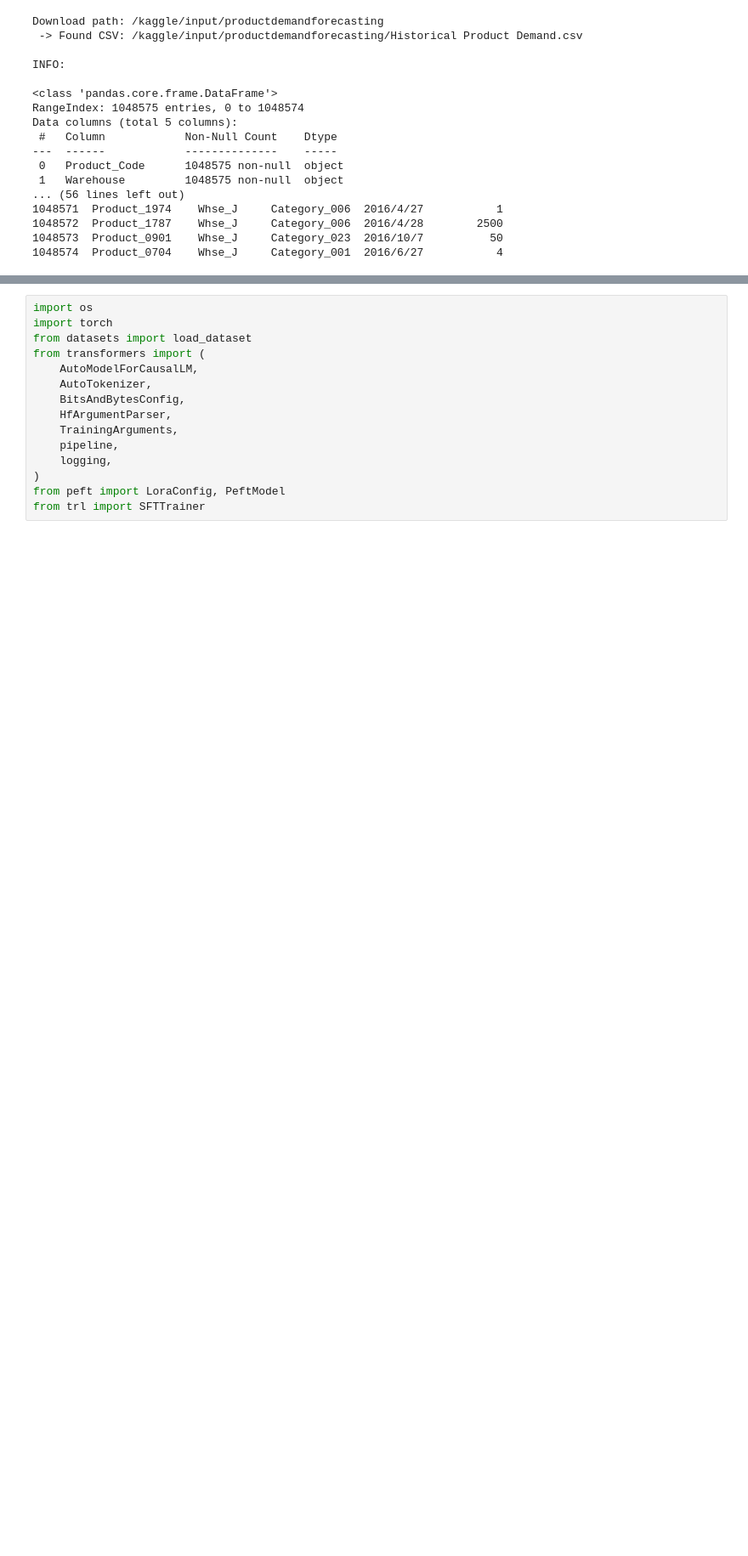
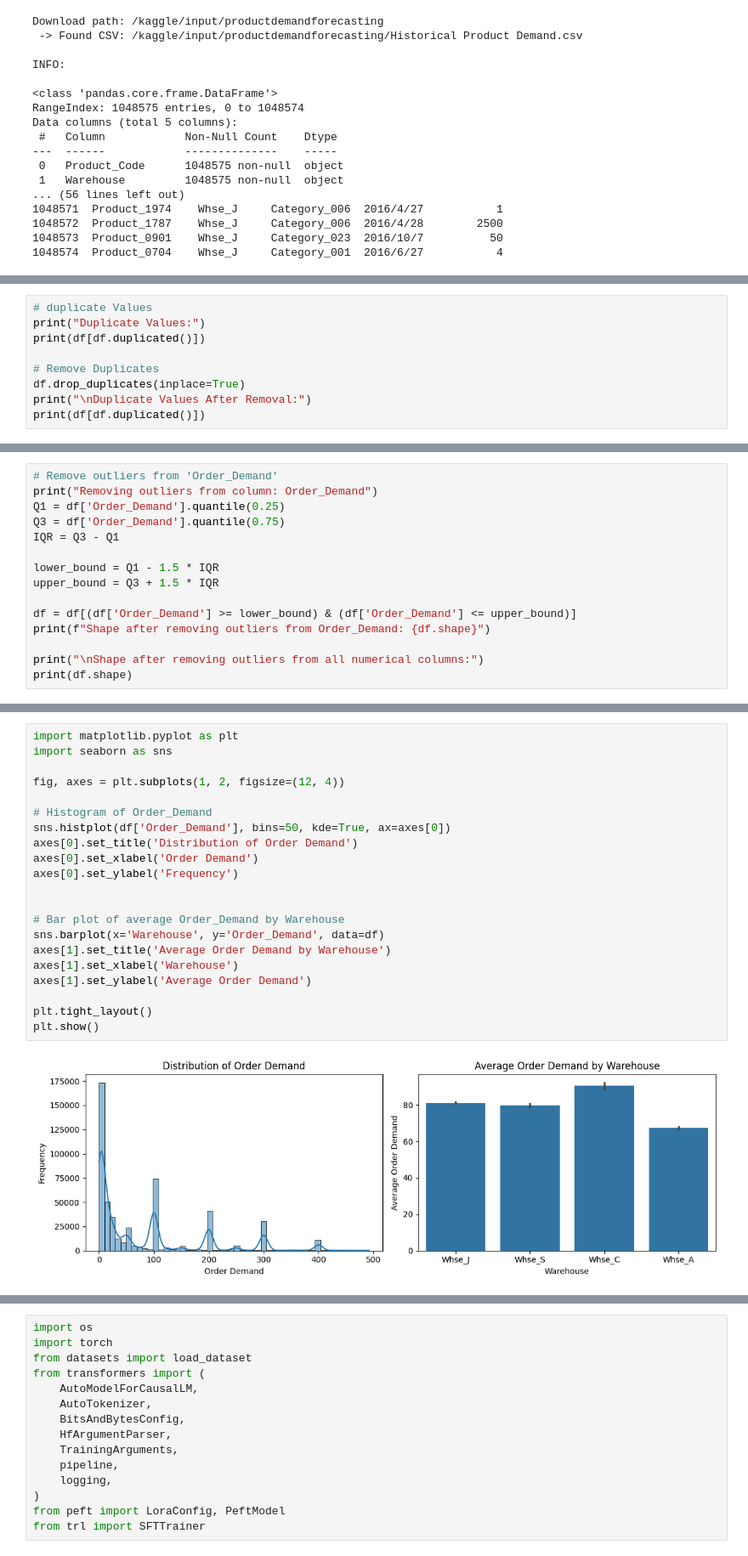
Before and after one commit to Bilal-Ahmad-5/DAF, a Jupyter notebook: DA'F.ipynb, the cells around one changed output, grey strips where cells are left out. Shown: that part at 85% size. Saved outputs shown, nothing was run; the diff lists cells and outputs as text; blank space fills up the shorter version.

```diff
--- a/DA'F.ipynb
+++ b/DA'F.ipynb
@@ -89,3 +90,12 @@ Product_Category    0
 Date                0
 Order_Demand        0
 dtype: int64
+# %%
+# duplicate Values
+print("Duplicate Values:")
+print(df[df.duplicated()])
+
+# Remove Duplicates
+df.drop_duplicates(inplace=True)
+print("\nDuplicate Values After Removal:")
+print(df[df.duplicated()])
@@ -91,0 +144,15 @@ dtype: int64
+# %%
+# Remove outliers from 'Order_Demand'
+print("Removing outliers from column: Order_Demand")
+Q1 = df['Order_Demand'].quantile(0.25)
+Q3 = df['Order_Demand'].quantile(0.75)
+IQR = Q3 - Q1
+
+lower_bound = Q1 - 1.5 * IQR
+upper_bound = Q3 + 1.5 * IQR
+
+df = df[(df['Order_Demand'] >= lower_bound) & (df['Order_Demand'] <= upper_bound)]
+print(f"Shape after removing outliers from Order_Demand: {df.shape}")
+
+print("\nShape after removing outliers from all numerical columns:")
+print(df.shape)
@@ -92,3 +165,26 @@ dtype: int64
+# %%
+import matplotlib.pyplot as plt
+import seaborn as sns
+
+fig, axes = plt.subplots(1, 2, figsize=(12, 4))
+
+# Histogram of Order_Demand
+sns.histplot(df['Order_Demand'], bins=50, kde=True, ax=axes[0])
+axes[0].set_title('Distribution of Order Demand')
+axes[0].set_xlabel('Order Demand')
+axes[0].set_ylabel('Frequency')
+
+
+# Bar plot of average Order_Demand by Warehouse
+sns.barplot(x='Warehouse', y='Order_Demand', data=df)
+axes[1].set_title('Average Order Demand by Warehouse')
+axes[1].set_xlabel('Warehouse')
+axes[1].set_ylabel('Average Order Demand')
+
+plt.tight_layout()
+plt.show()
+# %% [output]
+[figure, added]
 # %%
 import tensorflow as tf
 from sklearn.model_selection import train_test_split
```
Also changed, not shown: parts of 9 cells of this notebook.
